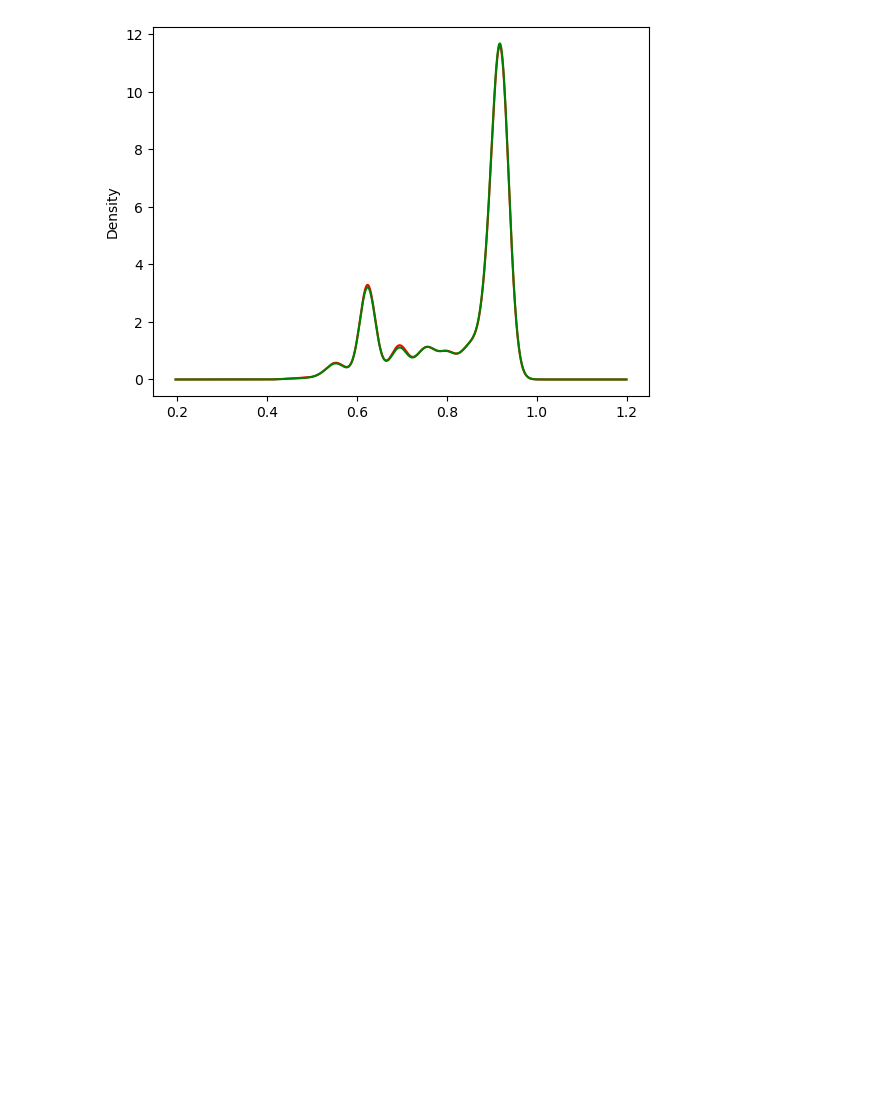
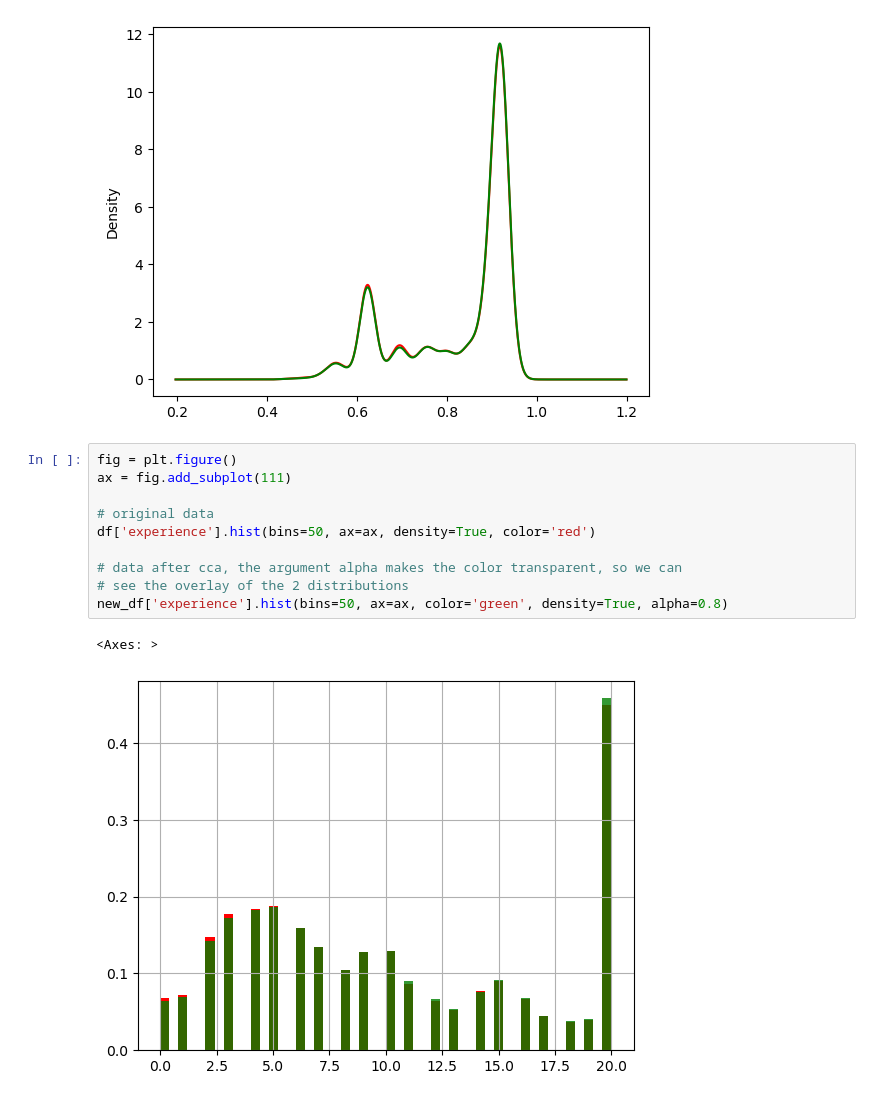
Before and after one commit to Shreyasb1015/Machine-Learning, a Jupyter notebook: handling-missing-data/complete-caseAnalysis.ipynb, the cells around one changed output. Saved outputs shown, nothing was run; the diff lists cells and outputs as text; blank space fills up the shorter version.

Commit message:
handling missing data

```diff
--- a/handling-missing-data/complete-caseAnalysis.ipynb
+++ b/handling-missing-data/complete-caseAnalysis.ipynb
@@ -144,3 +144,16 @@ new_df['city_development_index'].plot.density(color='green')
 # %% [output]
 <Axes: ylabel='Density'>
 [figure]
+# %%
+fig = plt.figure()
+ax = fig.add_subplot(111)
+
+# original data
+df['experience'].hist(bins=50, ax=ax, density=True, color='red')
+
+# data after cca, the argument alpha makes the color transparent, so we can
+# see the overlay of the 2 distributions
+new_df['experience'].hist(bins=50, ax=ax, color='green', density=True, alpha=0.8)
+# %% [output]
+<Axes: >
+[figure, added]
```
Also changed, not shown: parts of 1 cell of this notebook.
